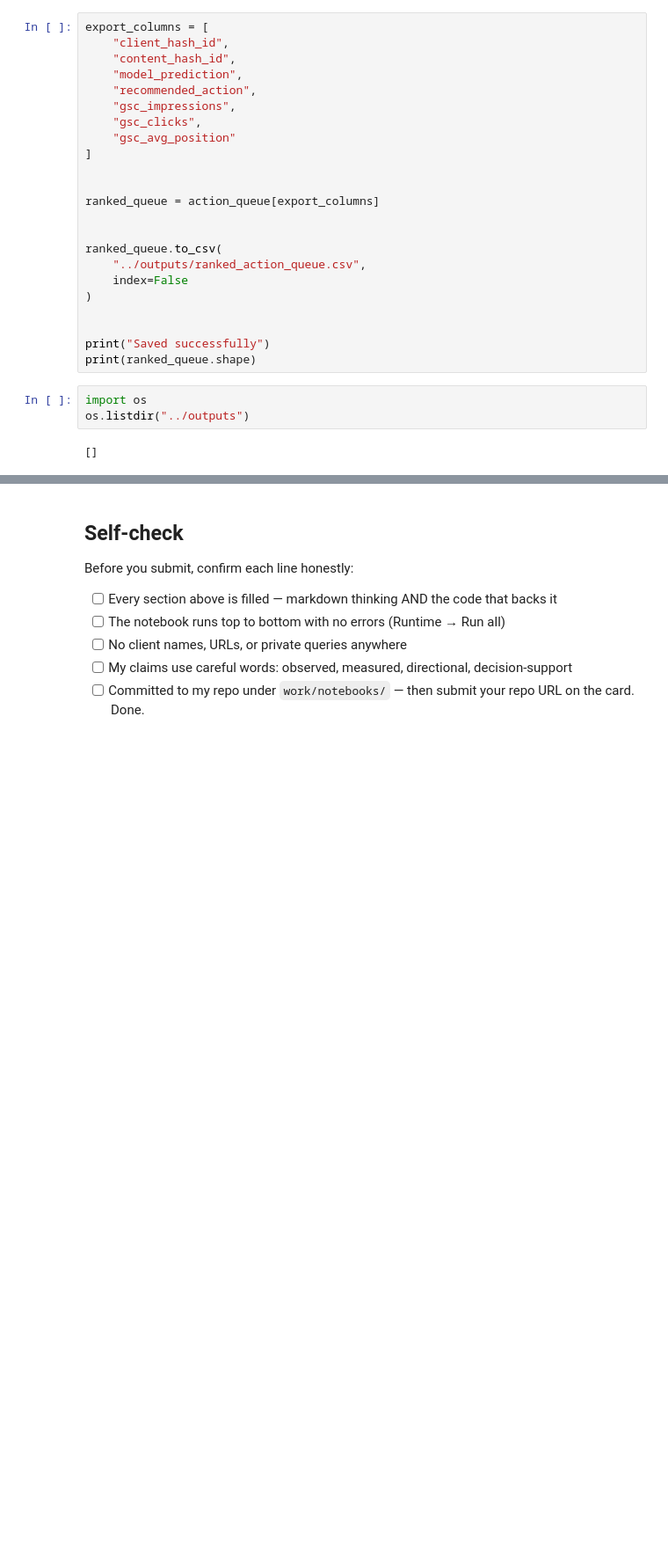
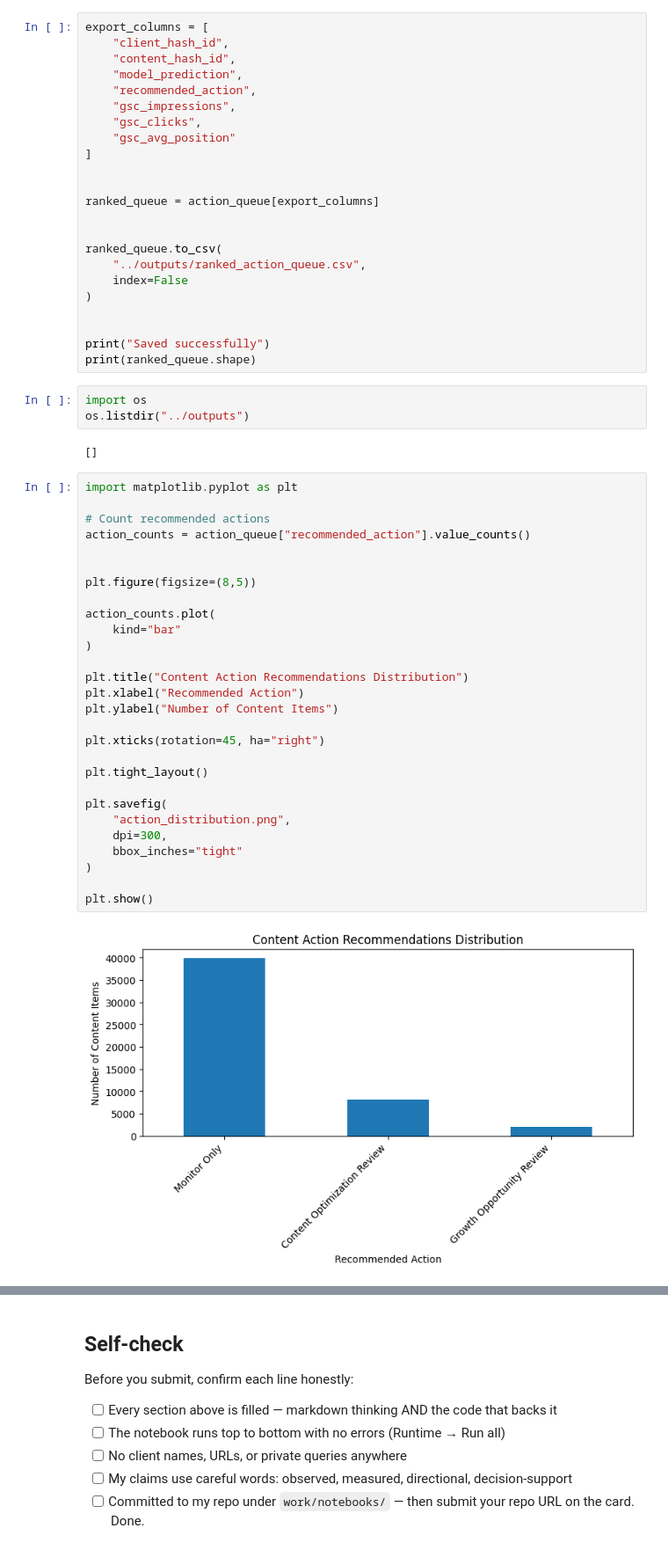
Before and after one commit to jawad66108/flyrank_ML_internship, a Jupyter notebook: work/notebooks/w07_action_playbook.ipynb, the cells around one changed output, grey strips where cells are left out. Shown at 88% size. Cells and saved outputs as stored; diff of their text form; blank space fills up the shorter version.

```diff
--- a/work/notebooks/w07_action_playbook.ipynb
+++ b/work/notebooks/w07_action_playbook.ipynb
@@ -370,3 +368,33 @@ import os
 os.listdir("../outputs")
 # %% [output]
 []
+# %%
+import matplotlib.pyplot as plt
+
+# Count recommended actions
+action_counts = action_queue["recommended_action"].value_counts()
+
+
+plt.figure(figsize=(8,5))
+
+action_counts.plot(
+    kind="bar"
+)
+
+plt.title("Content Action Recommendations Distribution")
+plt.xlabel("Recommended Action")
+plt.ylabel("Number of Content Items")
+
+plt.xticks(rotation=45, ha="right")
+
+plt.tight_layout()
+
+plt.savefig(
+    "action_distribution.png",
+    dpi=300,
+    bbox_inches="tight"
+)
+
+plt.show()
+# %% [output]
+[figure, added]
```
Also changed, not shown: parts of 3 cells of this notebook.
